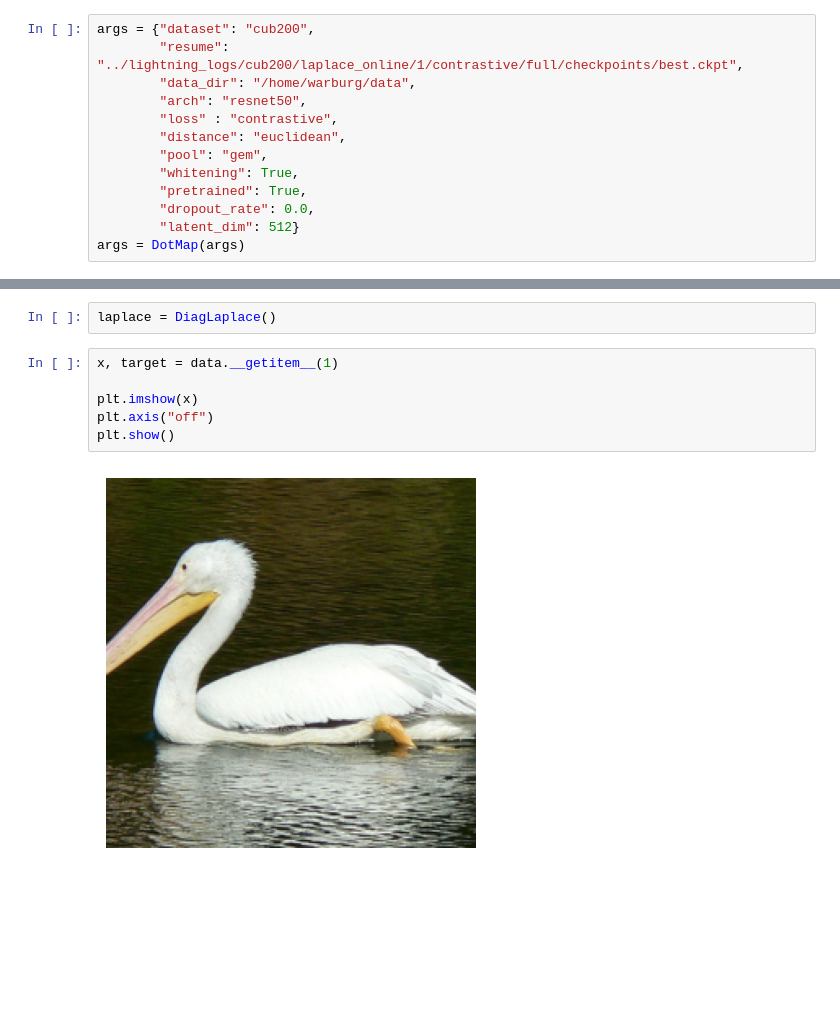
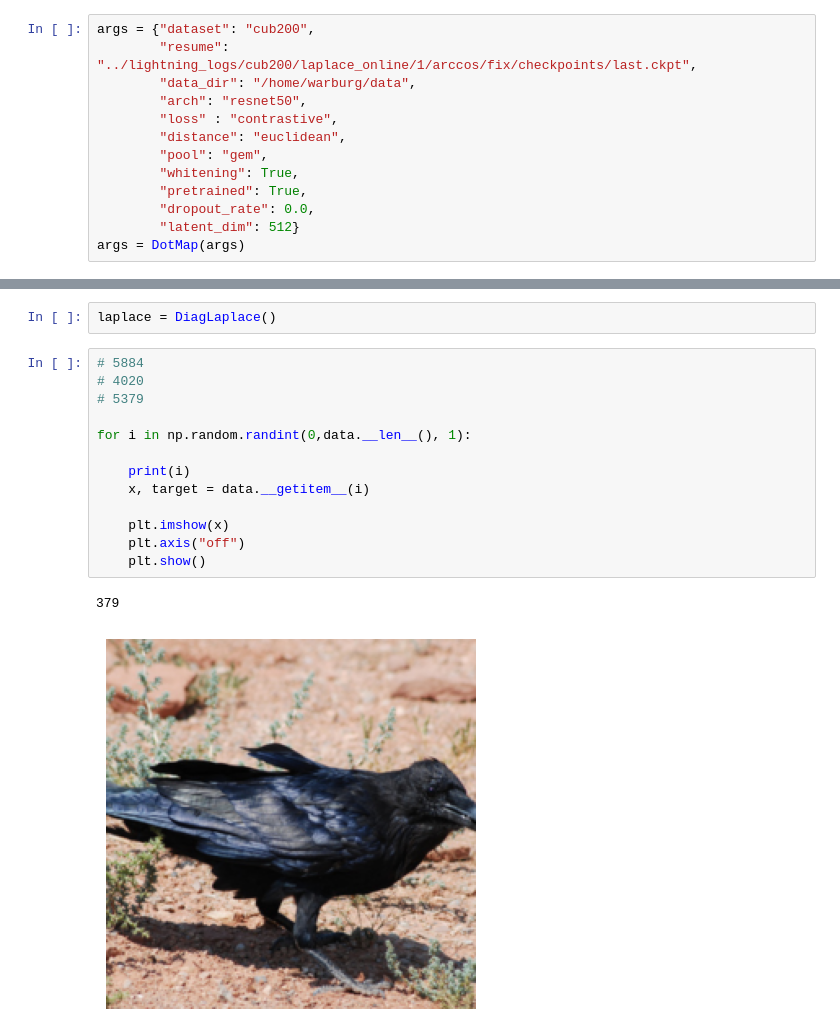
Before and after one commit to FrederikWarburg/bayesian-metric-learning, a Jupyter notebook: notebooks/teaser_figure.ipynb, the cells around one changed output, grey strips where cells are left out. Cells and saved outputs as stored; diff of their text form; blank space fills up the shorter version.

Commit message:
teaser figure notebook

```diff
--- a/notebooks/teaser_figure.ipynb
+++ b/notebooks/teaser_figure.ipynb
@@ -48,7 +48,7 @@ pfe_model = pfe_model.cuda()
 ==> test n_samples:  100
 # %%
 args = {"dataset": "cub200",
-        "resume": "../lightning_logs/cub200/laplace_online/1/contrastive/full/checkpoints/best.ckpt",
+        "resume": "../lightning_logs/cub200/laplace_online/1/arccos/fix/checkpoints/last.ckpt",
         "data_dir": "/home/warburg/data",
         "arch": "resnet50",
         "loss" : "contrastive",
@@ -144,11 +144,19 @@ def forward(model, hessian, laplace, x, n_samples=1):
 # %%
 laplace = DiagLaplace()
 # %%
-x, target = data.__getitem__(1)
+# 5884
+# 4020
+# 5379
 
-plt.imshow(x)
-plt.axis("off")
-plt.show()
+for i in np.random.randint(0,data.__len__(), 1):
+
+    print(i)
+    x, target = data.__getitem__(i)
+
+    plt.imshow(x)
+    plt.axis("off")
+    plt.show()
 # %% [output]
+379
-[figure, old version]
+[figure, new version]
 # %%
```
Also changed, not shown: parts of 3 cells of this notebook.
